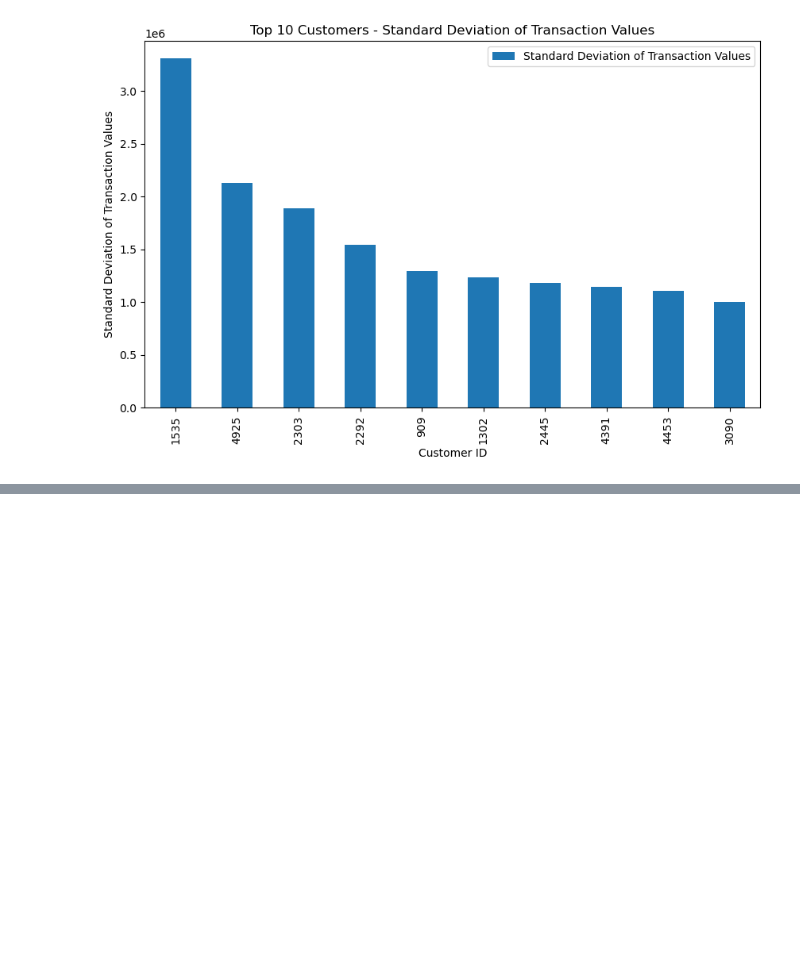
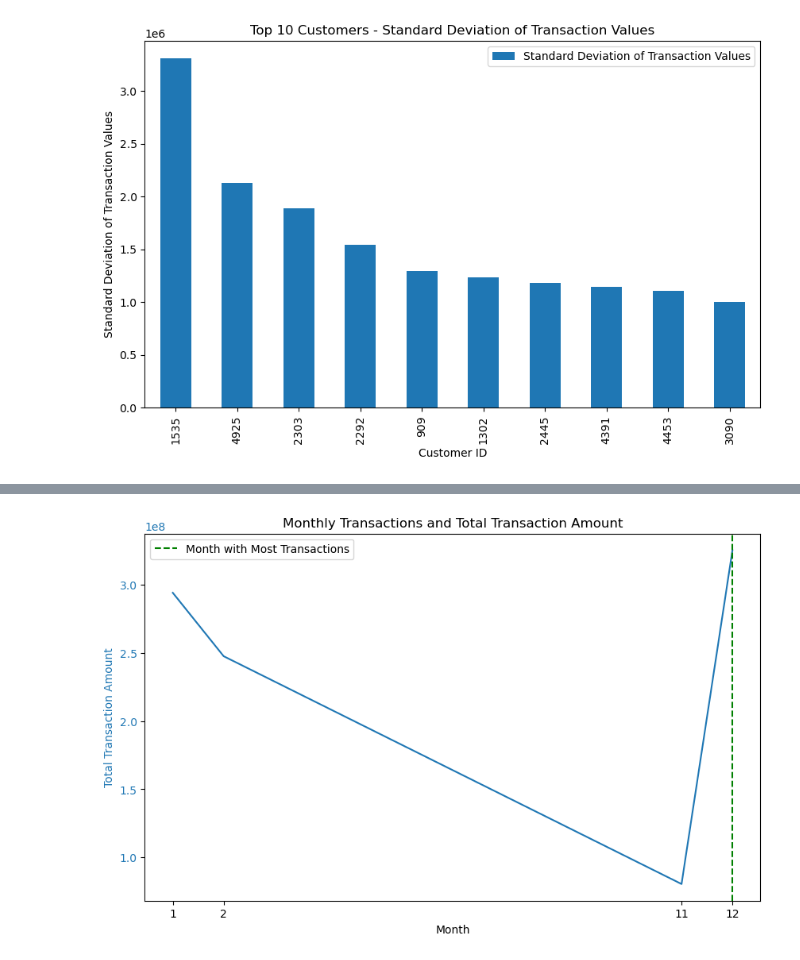
Before and after one commit to jodahe1/Bati-Bank, a Jupyter notebook: Feature Engineering/Feature Engineering.ipynb, the cells around one changed output, grey strips where cells are left out. Saved outputs shown, nothing was run; the diff lists cells and outputs as text; code cells hidden in the pictures; blank space fills up the shorter version.

```diff
--- a/Feature Engineering/Feature Engineering.ipynb
+++ b/Feature Engineering/Feature Engineering.ipynb
@@ -87,0 +175,30 @@ plt.show()
+# %%
+# Group by TransactionMonth and calculate the sum of TransactionAmount
+monthly_transactions = df.groupby('TransactionMonth')['Value'].sum()
+
+# Find the month with the highest total transaction amount
+max_month = monthly_transactions.idxmax()
+
+# Plotting the monthly transactions and total transaction amount
+fig, ax2 = plt.subplots(figsize=(10, 6))
+
+# Plotting the total transaction amount
+color = 'tab:blue'
+ax2.set_xlabel('Month')
+ax2.set_ylabel('Total Transaction Amount', color=color)
+ax2.plot(monthly_transactions.index, monthly_transactions.values, color=color)
+ax2.tick_params(axis='y', labelcolor=color)
+
+# Plotting the month with the highest total transaction amount
+ax2.axvline(max_month, color='green', linestyle='--', label='Month with Most Transactions')
+ax2.legend()
+
+# Adding labels and title
+plt.title('Monthly Transactions and Total Transaction Amount')
+plt.xticks(monthly_transactions.index)
+plt.xlabel('Month')
+
+# Display the plot
+plt.show()
+# %% [output]
+[figure, added]
```
Also changed, not shown: parts of 6 cells of this notebook.
